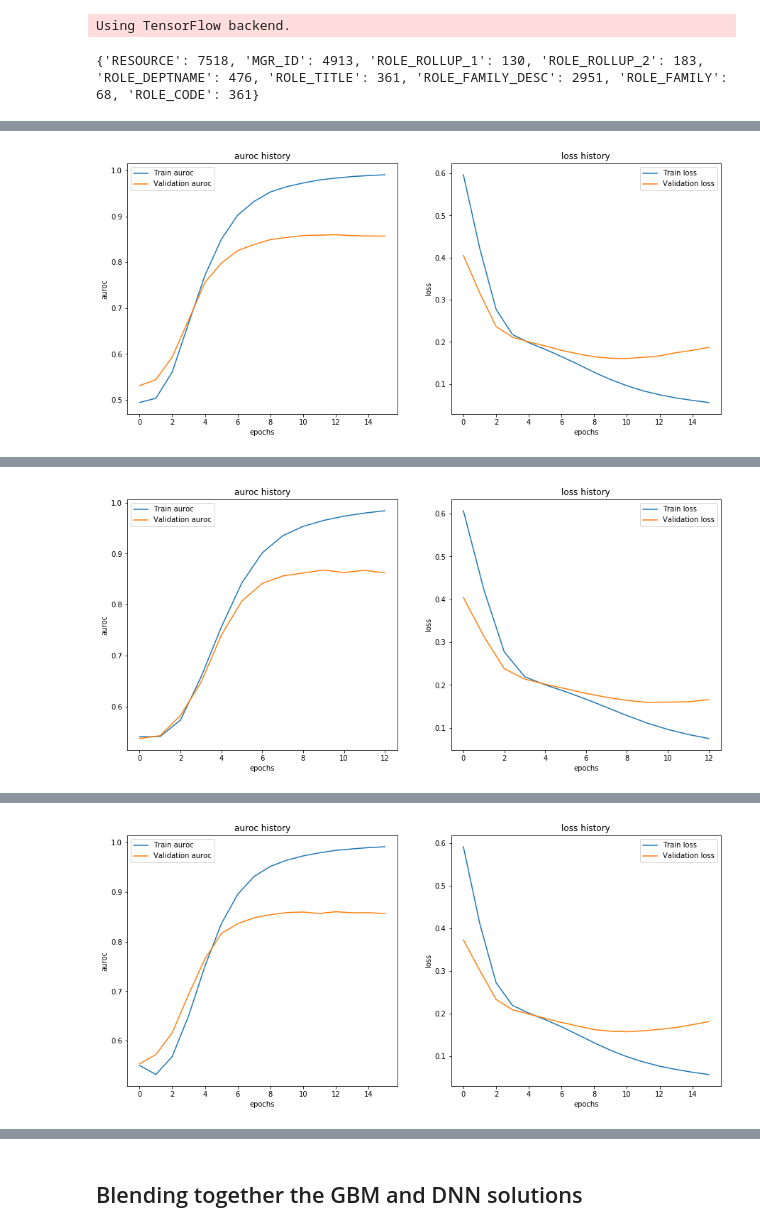
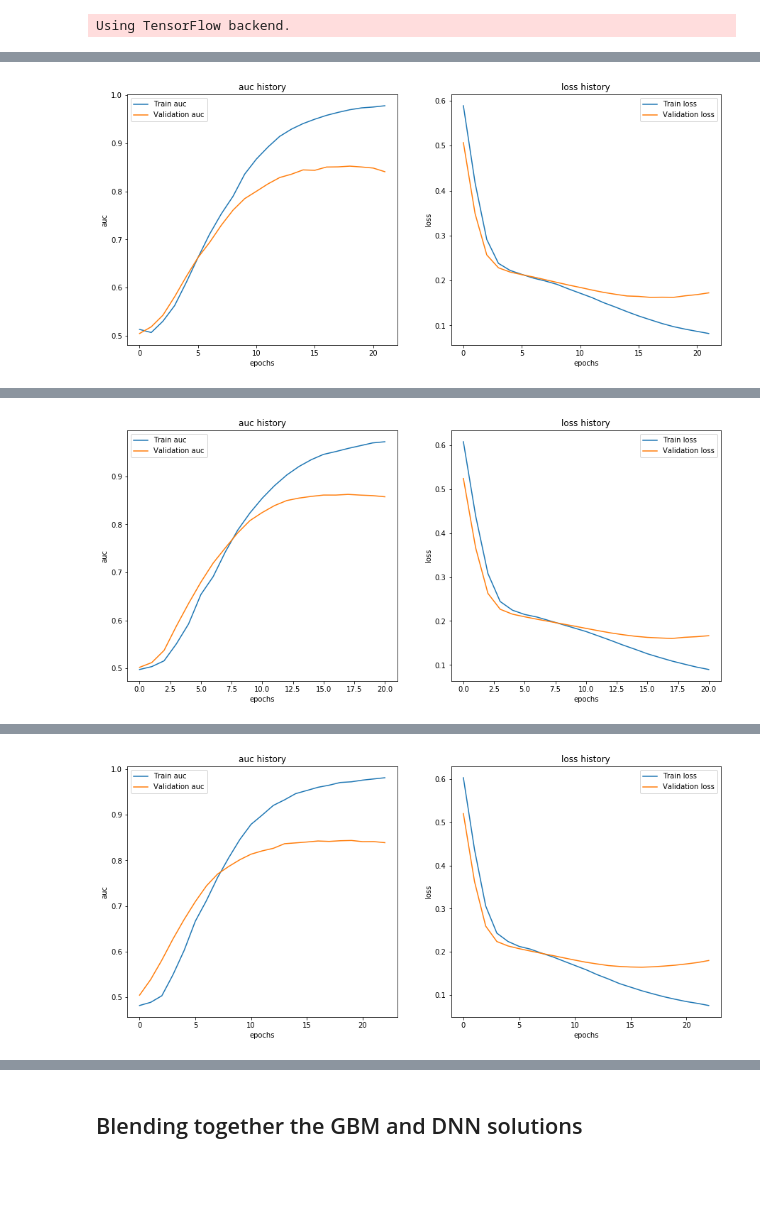
Before and after one commit to lmassaron/deep_learning_for_tabular_data, a Jupyter notebook: deep-learning-for-tabular-data.ipynb, the cells around one changed output, grey strips where cells are left out. Saved outputs shown, nothing was run; the diff lists cells and outputs as text; code cells hidden in the pictures; blank space fills up the shorter version.

```diff
--- a/deep-learning-for-tabular-data.ipynb
+++ b/deep-learning-for-tabular-data.ipynb
@@ -414,26 +397,22 @@ BATCH_SIZE = 512
 # %%
 # Defining callbacks
 
-measure_to_monitor = 'val_auroc'
+measure_to_monitor = 'val_auc'
 modality = 'max'
 
 early_stopping = EarlyStopping(monitor=measure_to_monitor,
-                                   mode=modality,
-                                   patience=3,
-                                   verbose=0)
+                               mode=modality,
+                               patience=3,
+                               verbose=0)
 
 model_checkpoint = ModelCheckpoint('best.model',
                                    monitor=measure_to_monitor,
                                    mode=modality,
                                    save_best_only=True,
                                    verbose=0)
-# %%
-# We enumerate the levels for each categorical variable
-categorical_levels = {cat:len(set(X[cat].unique())|set(Xt[cat].unique())) for cat in categorical_variables}
-print(categorical_levels)
-# %% [output]
-{'RESOURCE': 7518, 'MGR_ID': 4913, 'ROLE_ROLLUP_1': 130, 'ROLE_ROLLUP_2': 183, 'ROLE_DEPTNAME': 476, 'ROLE_TITLE': 361, 'ROLE_FAMILY_DESC': 2951, 'ROLE_FAMILY': 68, 'ROLE_CODE': 361}
 # %%
+from deep_learning_for_tabular_data.tabular import TabularTransformer, DataGenerator
+
 # Setting the CV strategy
 skf = StratifiedKFold(n_splits=FOLDS,
                       shuffle=True,
@@ -447,49 +426,46 @@ best_iteration = list()
 
 for fold, (train_idx, test_idx) in enumerate(skf.split(X, y)):
 
+    tb = TabularTransformer(numeric = numeric_variables,
+                        ordinal = [],
+                        lowcat  = [],
+                        highcat = categorical_variables)
+
+    tb.fit(X.iloc[train_idx])
+    sizes = tb.shape(X.iloc[train_idx])
+    categorical_levels = dict(zip(categorical_variables, sizes[1:]))
+    print(f"Input array sizes: {sizes}")
+    print(f"Categorical levels: {categorical_levels}\n")
+
     model = tabular_dnn(numeric_variables, categorical_variables,
                         categorical_levels,
                         feature_selection_dropout=0.1,
                         categorical_dropout=0.1,
                         first_dense = 256,
                         second_dense = 256,
-                        dense_dropout = 0.1)
+                        dense_dropout = 0.1,
+                        activation_type=gelu)
 
-    model = compile_model(model, binary_crossentropy, [auroc, mAP], Adam(learning_rate=0.0001))
+    model = compile_model(model, binary_crossentropy, [AUC(name='auc'), mAP], Adam(learning_rate=0.0001))
 
-    train_batch = batch_generator(X.iloc[train_idx],
-                              y[train_idx],
-                              numeric_variables,
-                              categorical_variables,
-                              batch_size=BATCH_SIZE,
-                              random_state=SEED)
-
-    val_batch = batch_generator(X.iloc[test_idx],
-                              y[test_idx],
-                              numeric_variables,
-                              categorical_variables,
-                              batch_size=BATCH_SIZE,
-                              random_state=SEED)
-
-    train_steps = len(y[train_idx]) // BATCH_SIZE
-
-    validation_steps = len(y[test_idx]) // BATCH_SIZE
+    train_batch = DataGenerator(X.iloc[train_idx],
+                                y[train_idx],
+                                tabular_transformer=tb,
+                                batch_size=BATCH_SIZE,
+                                shuffle=True)
 
     history = model.fit_generator(train_batch,
-                                  validation_data=val_batch,
+                                  validation_data=(tb.transform(X.iloc[test_idx]), y[test_idx]),
                                   epochs=30,
-                                  steps_per_epoch=train_steps,
-                                  validation_steps=validation_steps,
                                   callbacks=[model_checkpoint, early_stopping],
                                   class_weight=[1.0, (np.sum(y==0) / np.sum(y==1))],
                                   verbose=1)
 
     print("\nFOLD %i" % fold)
-    plot_keras_history(history, measures=['auroc', 'loss'])
+    plot_keras_history(history, measures=['auc', 'loss'])
 
-    best_iteration.append(np.argmax(history.history['val_auroc']) + 1)
-    preds = model.predict([X.iloc[test_idx][numeric_variables].to_numpy(dtype=np.float32)]
-                              + to_arrays(X.iloc[test_idx][categorical_variables]),
+    best_iteration.append(np.argmax(history.history['val_auc']) + 1)
+    preds = model.predict(tb.transform(X.iloc[test_idx]),
                           verbose=1,
                           batch_size=1024).flatten()
 
@@ -534,3 +510,3 @@ Epoch 16/30
 
 FOLD 1
-[figure, old version]
+[figure, new version]
@@ -552,3 +528,3 @@ Epoch 13/30
 
 FOLD 2
-[figure, old version]
+[figure, new version]
@@ -570,3 +546,3 @@ Epoch 16/30
 
 FOLD 3
-[figure, old version]
+[figure, new version]
```
Also changed, not shown: parts of 13 cells of this notebook, 1 other file.
